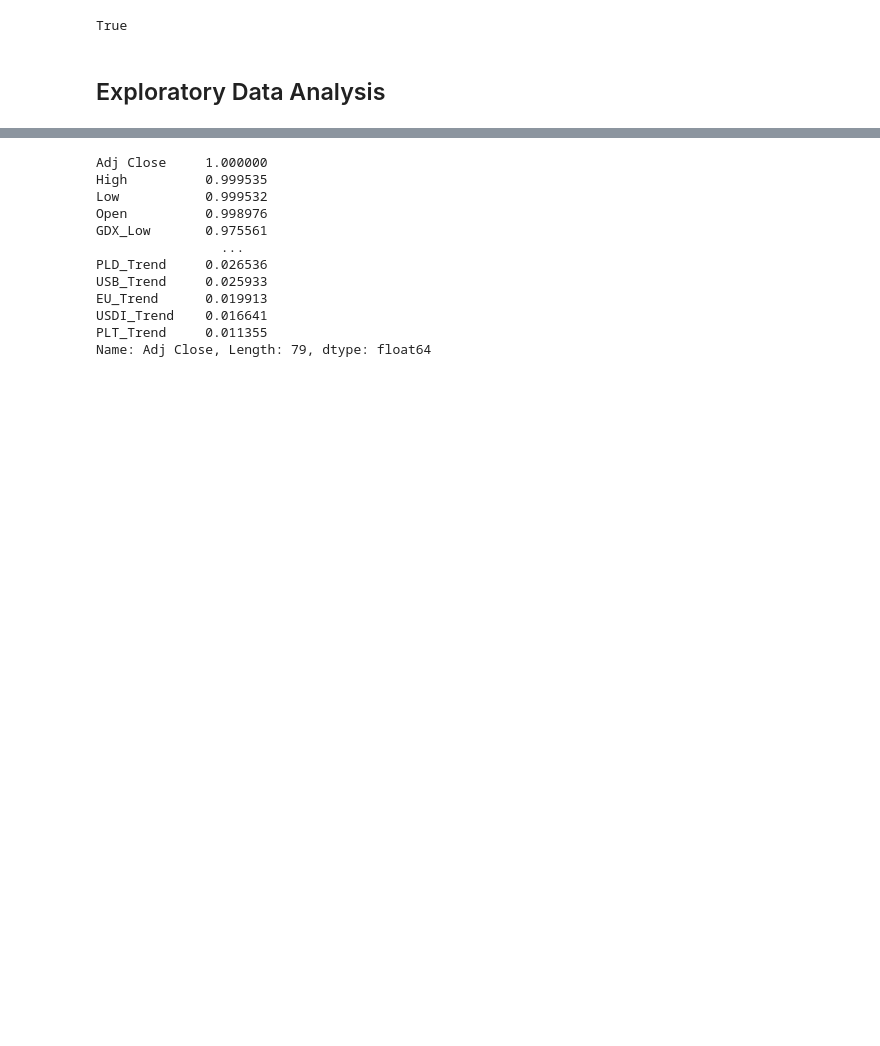
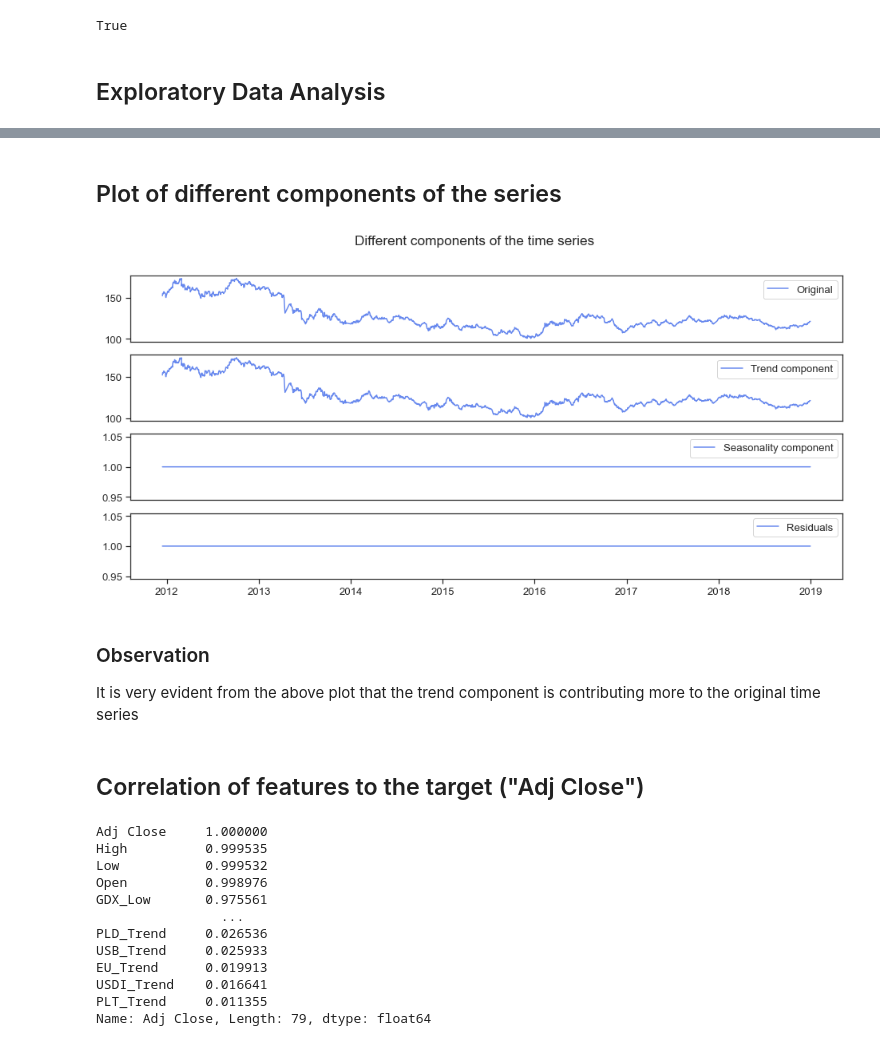
Before and after one commit to Hamoye-Summer22-TeamSQL-Premier-Project/Gold-Rates-Prediction, a Jupyter notebook: Gold-price-by-Team-sql.ipynb, the cells around one changed output, grey strips where cells are left out. Drawn from its saved outputs; the diff is of its cells as text; code cells hidden in the pictures; blank space fills up the shorter version.

```diff
--- a/Gold-price-by-Team-sql.ipynb
+++ b/Gold-price-by-Team-sql.ipynb
@@ -233,2 +288,43 @@ The percentage change of any current price with that of 20 days ago is: 0.002%,
+# %% [markdown]
+## Plot of different components of the series
+# %%
+from statsmodels.tsa.seasonal import seasonal_decompose
+
+decomposed = seasonal_decompose(adj_close, period=1, model='multiplicative')
+
+trend = decomposed.trend
+seasonal = decomposed.seasonal
+residuals = decomposed.resid
+
+plt.figure(figsize=(16,7))
+fig = plt.figure(1)
+fig.suptitle('Different components of the time series')
+
+plt.subplot(411)
+plt.plot(adj_close, label='Original')
+plt.xticks([])
+plt.legend(loc='best')
+
+plt.subplot(412)
+plt.plot(trend, label='Trend component')
+plt.xticks([])
+plt.legend()
+
+plt.subplot(413)
+plt.plot(seasonal, label='Seasonality component')
+plt.xticks([])
+plt.legend()
+
+plt.subplot(414)
+plt.plot(residuals, label='Residuals')
+plt.legend()
+plt.show()
+# %% [output]
+[figure, added]
+# %% [markdown]
+### Observation
+It is very evident from the above plot that the trend component is contributing more to the original time series
+# %% [markdown]
+## Correlation of features to the target ("Adj Close")
 # %%
 #checking for correlation between features and target variable
```
Also changed, not shown: parts of 105 cells of this notebook.
